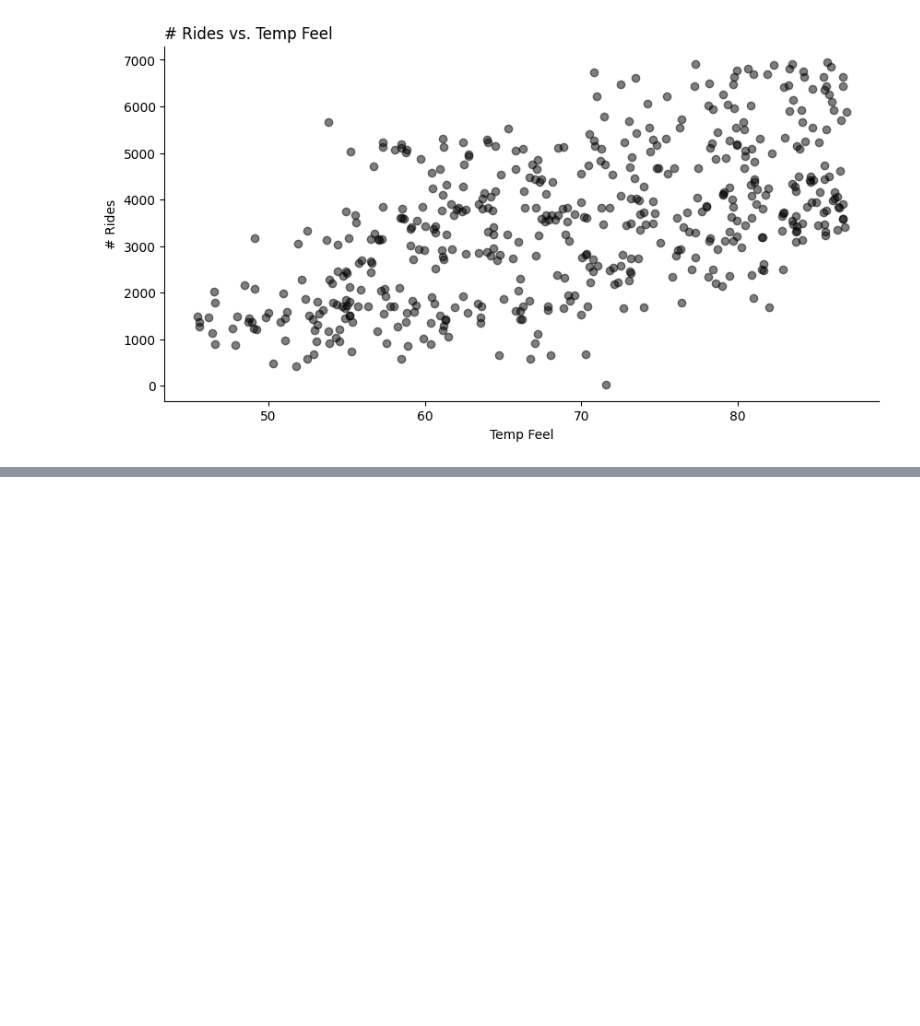
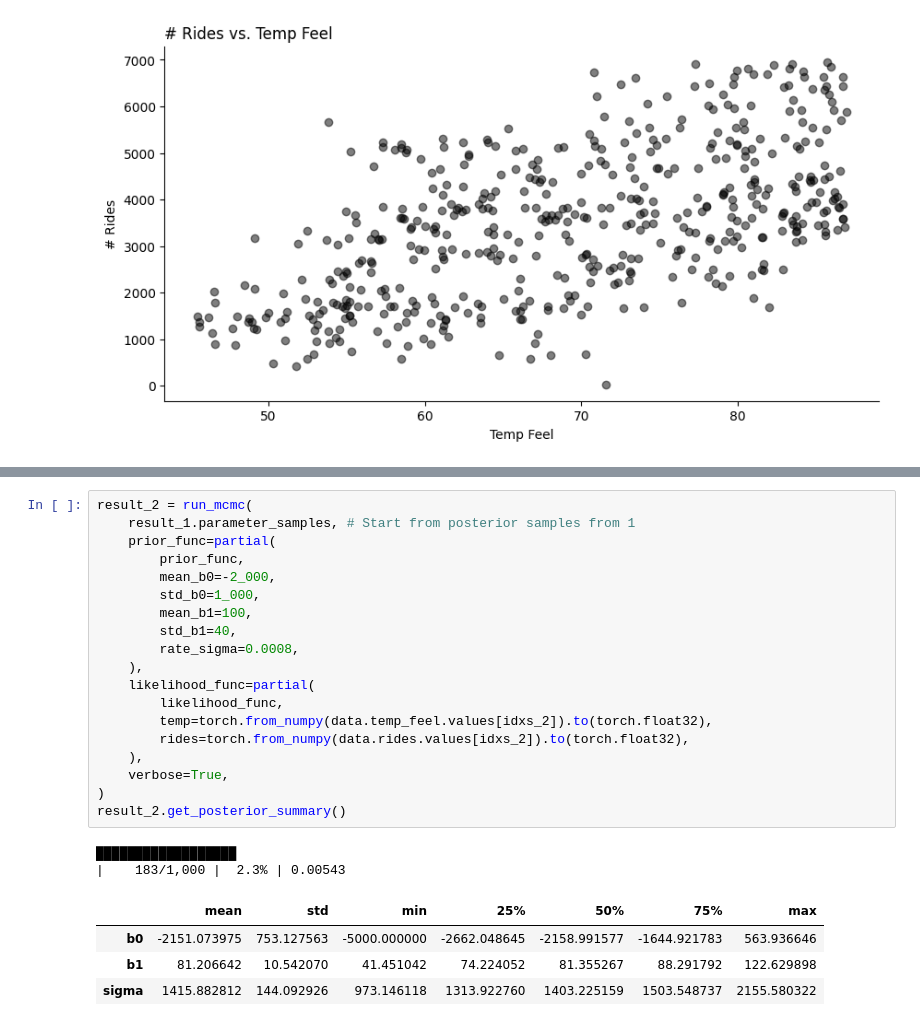
Before and after one commit to libertininick/bayesian-stats, a Jupyter notebook: notebooks/mcmc.ipynb, the cells around one changed output, grey strips where cells are left out. Drawn from its saved outputs; the diff is of its cells as text; blank space fills up the shorter version.

```diff
--- a/notebooks/mcmc.ipynb
+++ b/notebooks/mcmc.ipynb
@@ -331,0 +348,25 @@ ax.legend();
+# %%
+result_2 = run_mcmc(
+    result_1.parameter_samples, # Start from posterior samples from 1
+    prior_func=partial(
+        prior_func,
+        mean_b0=-2_000,
+        std_b0=1_000,
+        mean_b1=100,
+        std_b1=40,
+        rate_sigma=0.0008,
+    ),
+    likelihood_func=partial(
+        likelihood_func,
+        temp=torch.from_numpy(data.temp_feel.values[idxs_2]).to(torch.float32),
+        rides=torch.from_numpy(data.rides.values[idxs_2]).to(torch.float32),
+    ),
+    verbose=True,
+)
+result_2.get_posterior_summary()
+# %% [output]
+██████████████████                                                                                   |    183/1,000 |  2.3% | 0.00543
+|  | mean | std | min | 25% | 50% | 75% | max |
+| b0 | -2151.073975 | 753.127563 | -5000.000000 | -2662.048645 | -2158.991577 | -1644.921783 | 563.936646 |
+| b1 | 81.206642 | 10.542070 | 41.451042 | 74.224052 | 81.355267 | 88.291792 | 122.629898 |
+| sigma | 1415.882812 | 144.092926 | 973.146118 | 1313.922760 | 1403.225159 | 1503.548737 | 2155.580322 |
```
Also changed, not shown: parts of 18 cells of this notebook.
